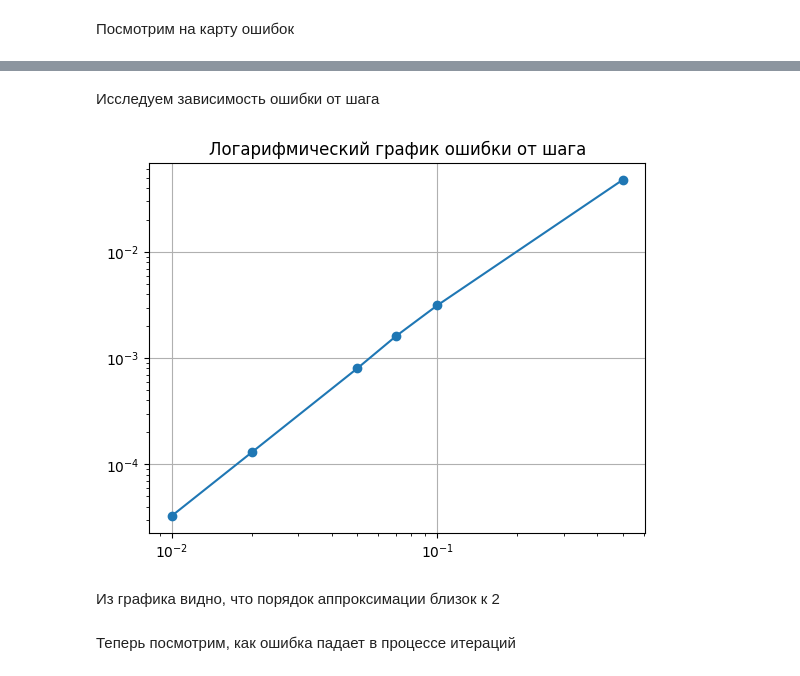
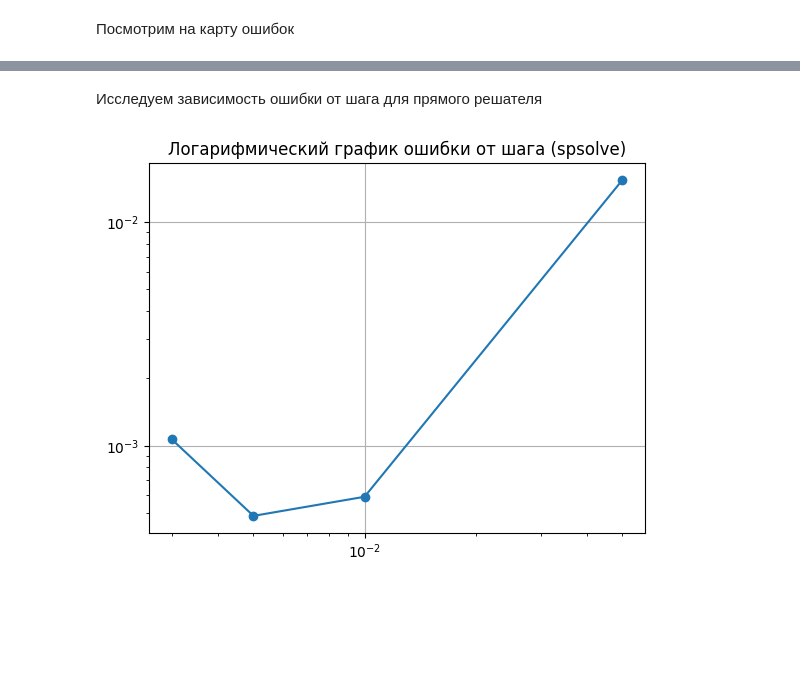
Before and after one commit to Xopppek/num_methods_sem7, a Jupyter notebook: lab4/lab4.ipynb, the cells around one changed output, grey strips where cells are left out. Saved outputs shown, nothing was run; the diff lists cells and outputs as text; code cells hidden in the pictures; blank space fills up the shorter version.

```diff
--- a/lab4/lab4.ipynb
+++ b/lab4/lab4.ipynb
@@ -178,9 +169,0 @@ $$ u^{k+1} = \frac{(Lr^k, r^k)}{||Lr^k||^2} (F - Lu^k) + u^k$$
-# %%
-u = np.zeros_like(X) # начальное приближение
-epsilon = 1e-6
-r = OpL(u, h_x, h_y) - RHS(X, Y, h_x, h_y)
-
-while np.abs((r**2).sum() > epsilon):
-    u += (OpL(r, h_x, h_y) * r).sum() / (OpL(r, h_x, h_y) ** 2).sum() * (RHS(X, Y, h_x, h_y) - OpL(u, h_x, h_y))
-    u -= u.mean() # нормировка
-    r = OpL(u, h_x, h_y) - RHS(X, Y, h_x, h_y)
@@ -203,0 +172,12 @@ plt.show()
+# %%
+h_0 = 0.01
+
+l_x, l_y = 1, np.pi
+n_x, n_y = int(np.round(l_x / h_0)), int(np.round(l_y / h_0))
+h_x, h_y = l_x / n_x, l_y / n_y
+x = np.linspace(h_x / 2, l_x - h_x / 2, n_x)
+y = np.linspace(h_y / 2, l_y - h_y / 2, n_y)
+X, Y = np.meshgrid(x, y, indexing='ij')
+
+L = getL_csr(n_x, n_y, h_x, h_y)
+F = RHS(X, Y, h_x, h_y).flatten()
@@ -216,7 +355,7 @@ plt.show()
 # %% [markdown]
-Исследуем зависимость ошибки от шага
+Исследуем зависимость ошибки от шага для прямого решателя
 # %%
-steps = [0.5, 0.1, 0.07, 0.05, 0.02, 0.01]
+steps = [0.05, 0.01, 0.005, 0.003]
 errs = []
 for h_i in steps:
     n_x, n_y = int(np.round(l_x / h_i)), int(np.round(l_y / h_i))
@@ -224,24 +363,15 @@ for h_i in steps:
     x = np.linspace(h_x / 2, l_x - h_x / 2, n_x)
     y = np.linspace(h_y / 2, l_y - h_y / 2, n_y)
     X, Y = np.meshgrid(x, y, indexing='ij')
-    u = np.zeros_like(X) # начальное приближение
-    epsilon = 1e-6
-    r = OpL(u, h_x, h_y) - RHS(X, Y, h_x, h_y)
-
-    while np.abs((r**2).sum() > epsilon):
-        u += (OpL(r, h_x, h_y) * r).sum() / (OpL(r, h_x, h_y) ** 2).sum() * (RHS(X, Y, h_x, h_y) - OpL(u, h_x, h_y))
-        u -= u.mean() # нормировка
-        r = OpL(u, h_x, h_y) - RHS(X, Y, h_x, h_y)
+    L_i = getL_csr(n_x, n_y, h_x, h_y)
+    F = RHS(X, Y, h_x, h_y).flatten()
+    u = LA.spsolve(L_i, F).reshape((n_x, n_y))
 
     errs.append(np.max(np.abs(u - analitical(X, Y))))
 # %%
 plt.loglog(steps, errs, marker='o')
-plt.title("Логарифмический график ошибки от шага")
+plt.title("Логарифмический график ошибки от шага (spsolve)")
 plt.grid(True)
 plt.show()
 # %% [output]
-[figure, old version]
+[figure, new version]
-# %% [markdown]
-Из графика видно, что порядок аппроксимации близок к 2
-# %% [markdown]
-Теперь посмотрим, как ошибка падает в процессе итераций
```
Also changed, not shown: parts of 37 cells of this notebook.
